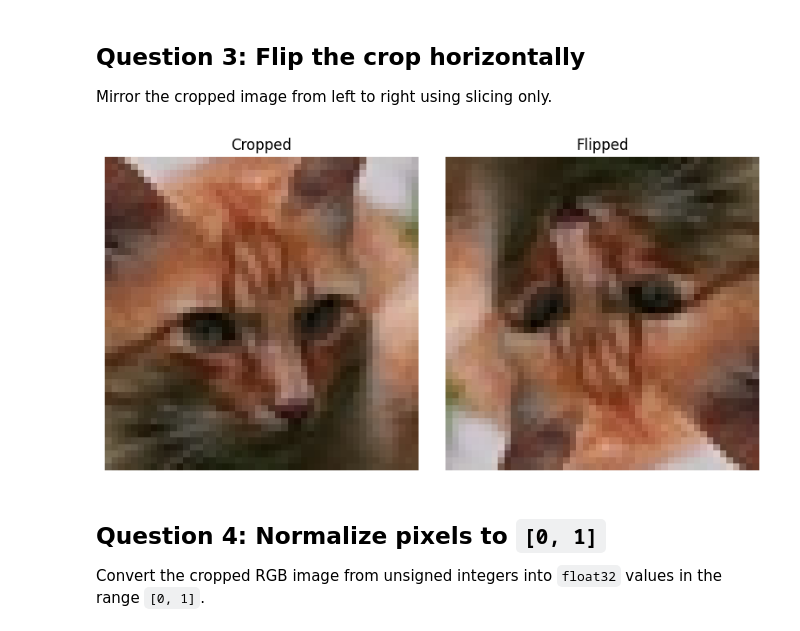
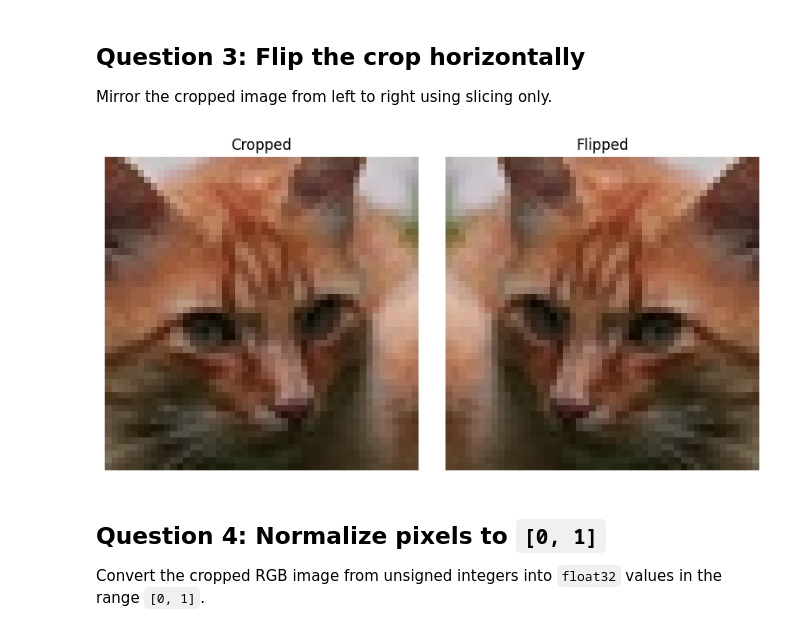
Before and after one commit to vgu-dsai-2026/lab-1-numpy-Nam649-nnn-1, a Jupyter notebook: notebook.ipynb, the cells around one changed output. Drawn from its saved outputs; the diff is of its cells as text; code cells hidden in the pictures.

```diff
--- a/notebook.ipynb
+++ b/notebook.ipynb
@@ -196,19 +196,19 @@ cropped shape: (48, 48, 3)
 Mirror the cropped image from left to right using slicing only.
 # %%
 def flip_horizontal(image: np.ndarray) -> np.ndarray:
-    return image[::-1, ::-1]
+    return image[:, ::-1]
 
 
 flipped_image = flip_horizontal(cropped_image)
 show_image_gallery(
     [cropped_image, flipped_image],
     titles=["Cropped", "Flipped"],
     ncols=2,
     figsize=(8, 4),
 )
 plt.show()
 # %% [output]
-[figure, old version]
+[figure, new version]
 # %% [markdown]
 ## Question 4: Normalize pixels to `[0, 1]`
 
```
Also changed, not shown: parts of 7 cells of this notebook, 1 other file.
